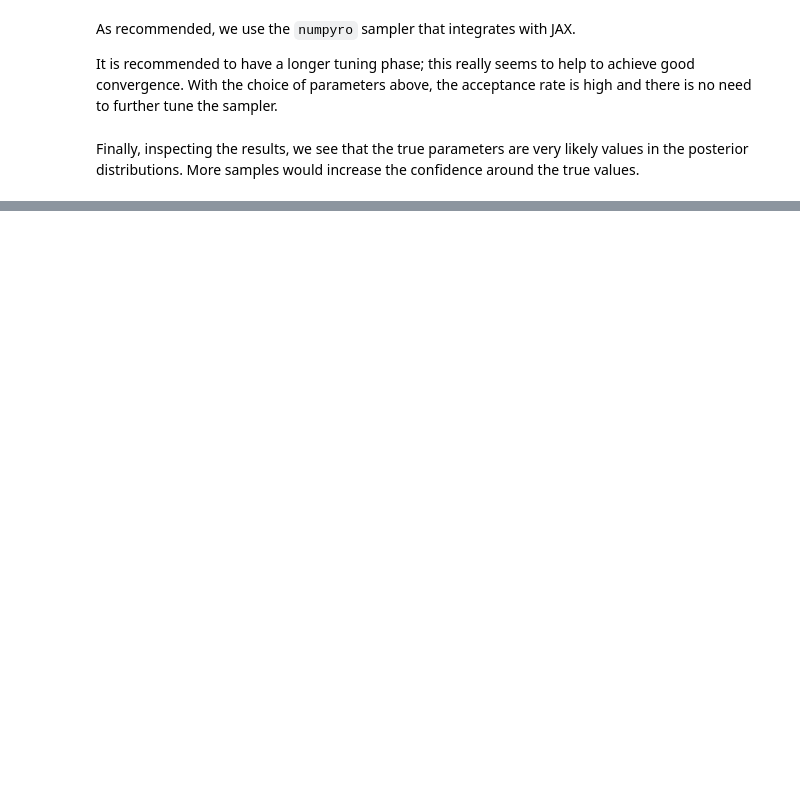
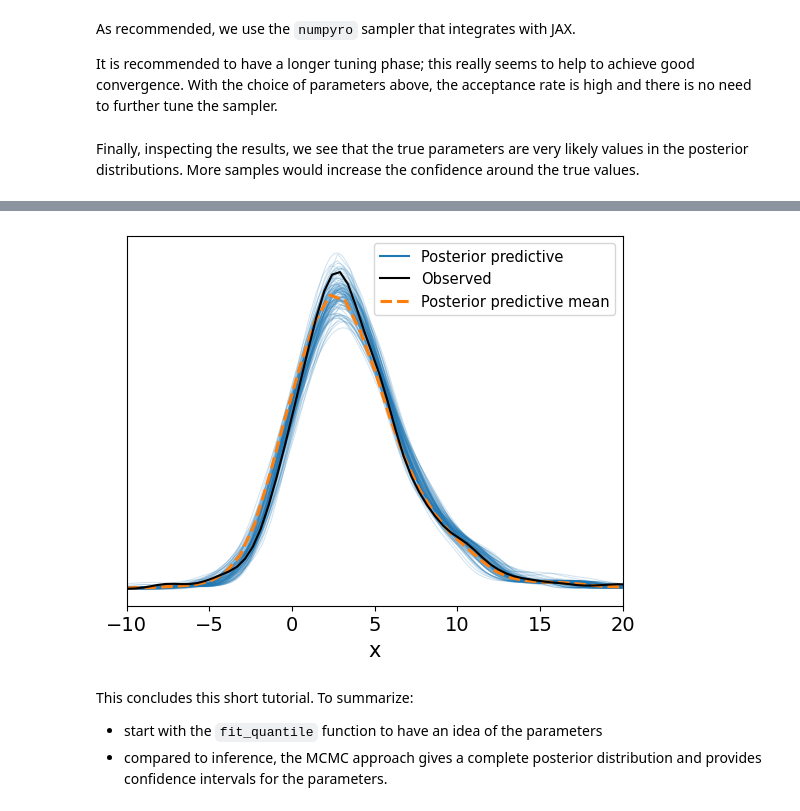
Before and after one commit to tjhunter/levy-stable-jax, a Jupyter notebook: notebooks/pymc_levy.ipynb, the cells around one changed output, grey strips where cells are left out. Saved outputs shown, nothing was run; the diff lists cells and outputs as text; code cells hidden in the pictures; blank space fills up the shorter version.

```diff
--- a/notebooks/pymc_levy.ipynb
+++ b/notebooks/pymc_levy.ipynb
@@ -130,0 +148,11 @@ The MCMC approach has a few advantages for modellers:
+# %%
+ax = plt.gca()
+ax.set_xlim([-10, 20])
+az.plot_ppc(idata, num_pp_samples=100, ax=ax);
+# %% [output]
+[figure, added]
+# %% [markdown]
+This concludes this short tutorial. To summarize:
+
+- start with the `fit_quantile` function to have an idea of the parameters
+- compared to inference, the MCMC approach gives a complete posterior distribution and provides confidence intervals for the parameters.
```
Also changed, not shown: parts of 13 cells of this notebook, 1 other file.
